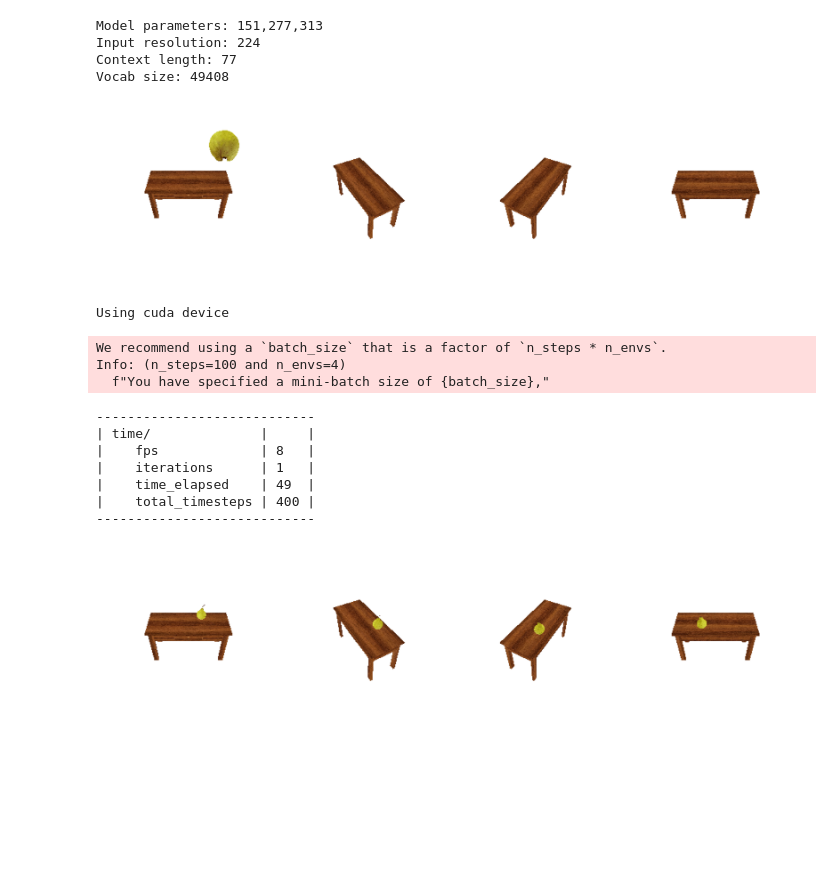
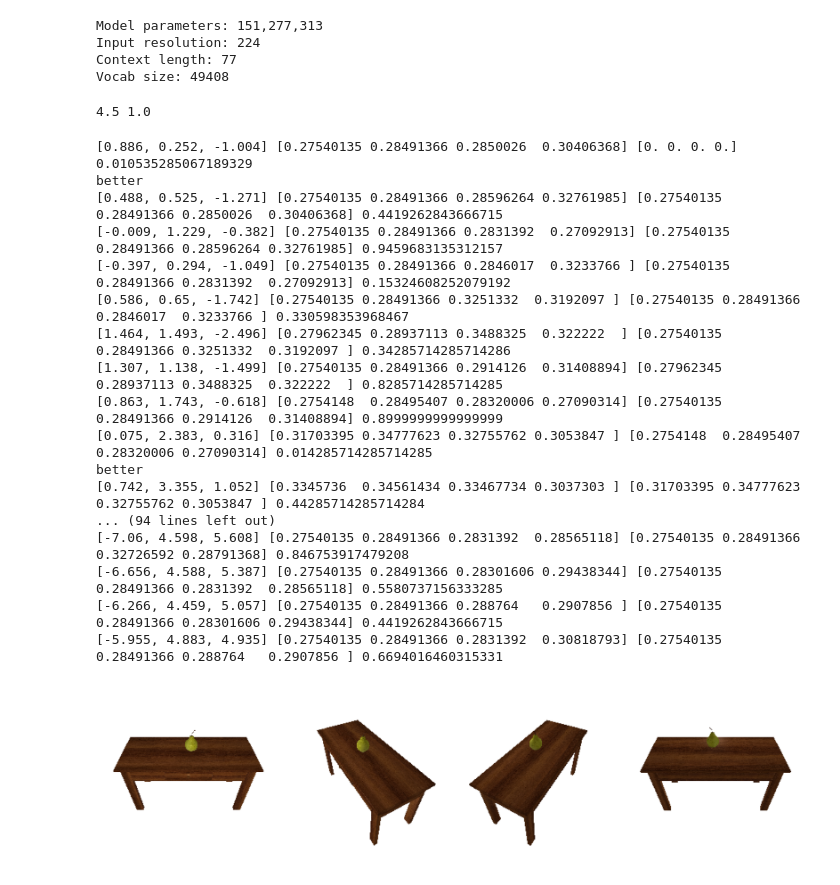
Before and after one commit to rosshalpin/clip-guided-scene-arrangement, a Jupyter notebook: DissertationProject_v0_0.ipynb, the cells around one changed output. Drawn from its saved outputs; the diff is of its cells as text; code cells hidden in the pictures; blank space fills up the shorter version.

```diff
--- a/DissertationProject_v0_0.ipynb
+++ b/DissertationProject_v0_0.ipynb
@@ -184,6 +205,10 @@ class SceneObject():
     def translate(self, value):
       self._set_position_helper(value)
 # %%
+from pytorch3d.renderer import (
+  HardPhongShader
+)
+
 class Scene():
   def __init__(self, meshes: list, azim, elev, dist):
     self.AZIM = azim
@@ -204,7 +229,8 @@ class Scene():
 
   @property
   def _lights(self):
-    return AmbientLights(device=self.device)
+    return PointLights(device=device, location=[[0.0, 5.0, 7.0]])
+    # return AmbientLights(device=self.device)
 
   @property
   def _cameras(self):
@@ -221,7 +247,7 @@ class Scene():
               bin_size=None
             )
         ),
-        shader=SoftPhongShader(
+        shader=HardPhongShader(
             device=self.device
         )
     )
@@ -250,3 +285,15 @@ def clip_sim_3(input: list, description: str):
+# %%
+from scipy.stats import mannwhitneyu
+# a=[0.3118739,0.3422155,0.3348432]
+# b=[0.3288437,0.3137485,0.3048432]
+a=[0,0,0]
+b=[0,0,0]
+# a = [math.log(x) for x in a]
+# b = [math.log(x) for x in b]
+stat, pvalue = mannwhitneyu(a, b)
+print(stat, pvalue)
+# %% [output]
+4.5 1.0
 # %%
 # def clip_similarity(images: list, description: str):
 #   text_tokens = clip.tokenize([description]).cuda()
@@ -268,5 +472,5 @@ def get_pil_image(input):
 # %%
-fruit_object = SceneObject(fruit_mesh, scale=0.04)
+fruit_object = SceneObject(fruit_mesh, scale=0.25)
 
-table_object = SceneObject(table_mesh)
+table_object = SceneObject(table_mesh, scale=8)
 table_object.position=[0,0,0]
@@ -403,16 +477,32 @@ class CustomTrain(Env):
 # %%
-env = CustomTrain([fruit_object, table_object], "A piece of fruit on top of a wooden table", limit=10)
+env = CustomTrain([fruit_object, table_object], "A piece of fruit on top of a wooden table", limit=100)
 done = False
 images = []
 best = None
 best_scene = None
-action = env.action_space.sample()
 while not done:
+  action = env.action_space.sample()
   obs, reward, done, info = env.step(action)
-  images.append(info["images"])
   best = info["best"]["images"]
   best_scene = info["best"]["scene"]
 
 image_grid(best, rows=1, cols=4, rgb=True)
 # %% [output]
+[0.886, 0.252, -1.004] [0.27540135 0.28491366 0.2850026  0.30406368] [0. 0. 0. 0.] 0.010535285067189329
+better
+[0.488, 0.525, -1.271] [0.27540135 0.28491366 0.28596264 0.32761985] [0.27540135 0.28491366 0.2850026  0.30406368] 0.4419262843666715
+[-0.009, 1.229, -0.382] [0.27540135 0.28491366 0.2831392  0.27092913] [0.27540135 0.28491366 0.28596264 0.32761985] 0.9459683135312157
+[-0.397, 0.294, -1.049] [0.27540135 0.28491366 0.2846017  0.3233766 ] [0.27540135 0.28491366 0.2831392  0.27092913] 0.15324608252079192
+[0.586, 0.65, -1.742] [0.27540135 0.28491366 0.3251332  0.3192097 ] [0.27540135 0.28491366 0.2846017  0.3233766 ] 0.330598353968467
+[1.464, 1.493, -2.496] [0.27962345 0.28937113 0.3488325  0.322222  ] [0.27540135 0.28491366 0.3251332  0.3192097 ] 0.34285714285714286
+[1.307, 1.138, -1.499] [0.27540135 0.28491366 0.2914126  0.31408894] [0.27962345 0.28937113 0.3488325  0.322222  ] 0.8285714285714285
+[0.863, 1.743, -0.618] [0.2754148  0.28495407 0.28320006 0.27090314] [0.27540135 0.28491366 0.2914126  0.31408894] 0.8999999999999999
+[0.075, 2.383, 0.316] [0.31703395 0.34777623 0.32755762 0.3053847 ] [0.2754148  0.28495407 0.28320006 0.27090314] 0.014285714285714285
+better
+[0.742, 3.355, 1.052] [0.3345736  0.34561434 0.33467734 0.3037303 ] [0.31703395 0.34777623 0.32755762 0.3053847 ] 0.44285714285714284
+... (94 lines left out)
+[-7.06, 4.598, 5.608] [0.27540135 0.28491366 0.2831392  0.28565118] [0.27540135 0.28491366 0.32726592 0.28791368] 0.846753917479208
+[-6.656, 4.588, 5.387] [0.27540135 0.28491366 0.28301606 0.29438344] [0.27540135 0.28491366 0.2831392  0.28565118] 0.5580737156333285
+[-6.266, 4.459, 5.057] [0.27540135 0.28491366 0.288764   0.2907856 ] [0.27540135 0.28491366 0.28301606 0.29438344] 0.4419262843666715
+[-5.955, 4.883, 4.935] [0.27540135 0.28491366 0.2831392  0.30818793] [0.27540135 0.28491366 0.288764   0.2907856 ] 0.6694016460315331
-[figure, old version]
+[figure, new version]
@@ -428,14 +508,0 @@ env = make_vec_env(lambda: env, n_envs=4)
-# %%
-train_model = PPO('MlpPolicy', env, verbose=1, n_steps=100).learn(n_eval_episodes=100, total_timesteps=10)
-# %% [output]
-Using cuda device
-We recommend using a `batch_size` that is a factor of `n_steps * n_envs`.
-Info: (n_steps=100 and n_envs=4)
-  f"You have specified a mini-batch size of {batch_size},"
-----------------------------
-| time/              |     |
-|    fps             | 8   |
-|    iterations      | 1   |
-|    time_elapsed    | 49  |
-|    total_timesteps | 400 |
-----------------------------
@@ -453,4 +508,0 @@ for step in range(n_steps):
-# %%
-image_grid(_best, rows=1, cols=4, rgb=True)
-# %% [output]
-[figure, removed]
```
Also changed, not shown: parts of 25 cells of this notebook.
